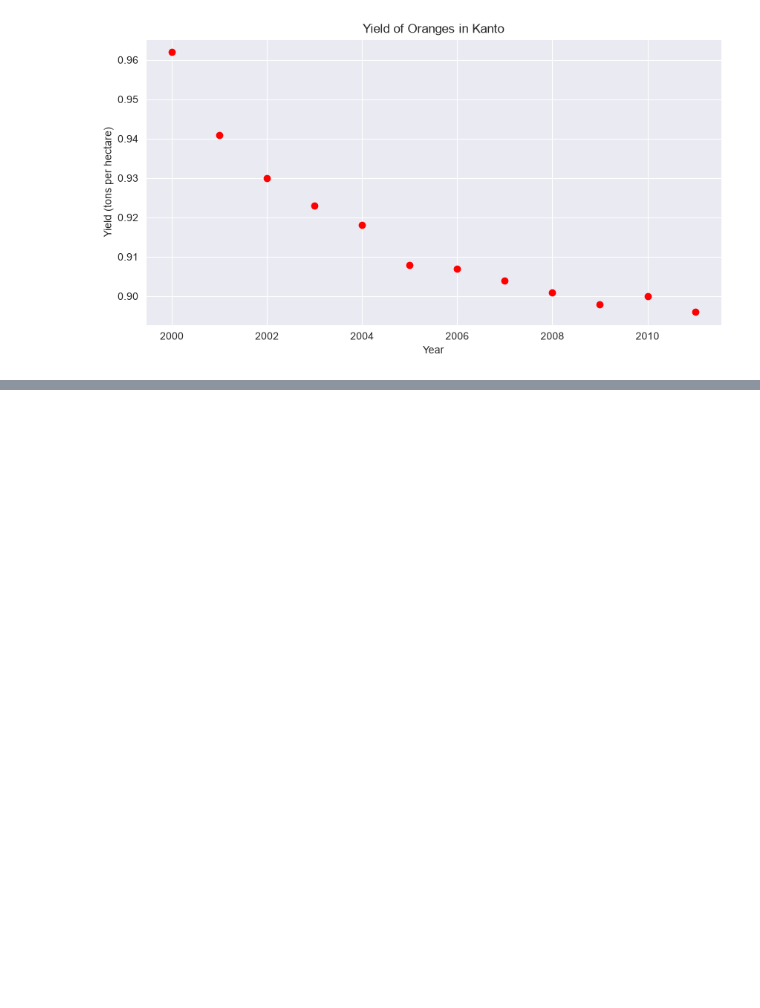
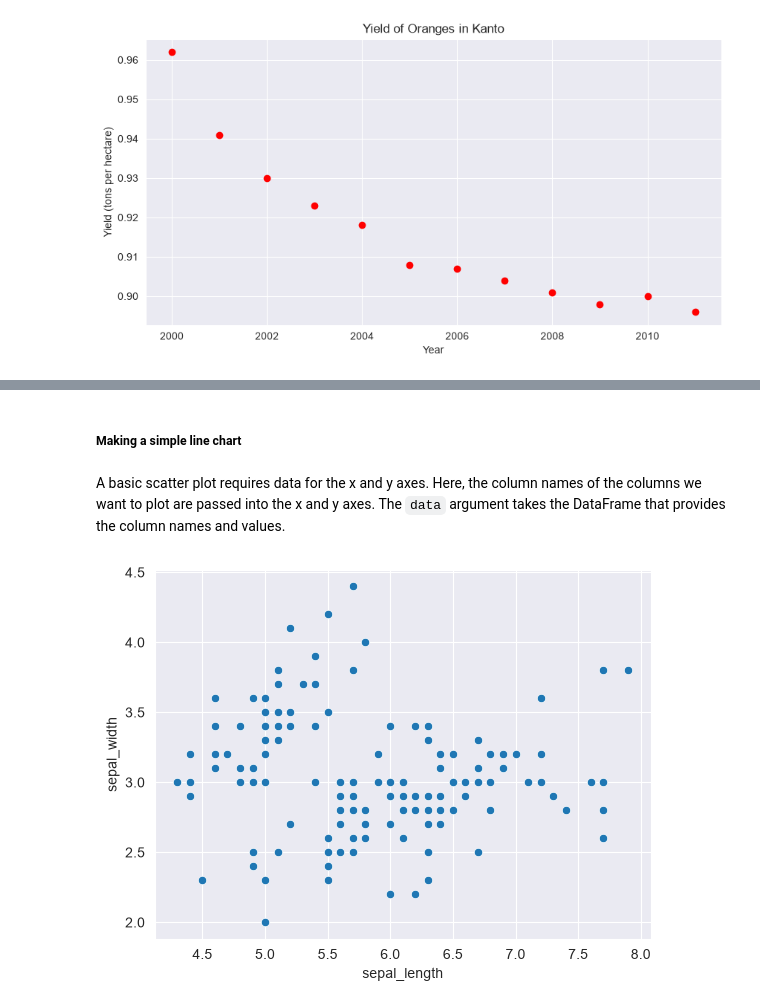
Before and after one commit to kelpppp/data-viz-notes, a Jupyter notebook: 02-data-visualization-notes.ipynb, the cells around one changed output, grey strips where cells are left out. Saved outputs shown, nothing was run; the diff lists cells and outputs as text; code cells hidden in the pictures; blank space fills up the shorter version.

```diff
--- a/02-data-visualization-notes.ipynb
+++ b/02-data-visualization-notes.ipynb
@@ -255,0 +318,15 @@ plt.ylabel('Yield (tons per hectare)');
+# %% [markdown]
+##### Making a simple line chart
+# %% [markdown]
+A basic scatter plot requires data for the x and y axes. Here, the column names of the columns we want to plot are passed into the x and y axes. The `data` argument takes the DataFrame that provides the column names and values.
+# %%
+sns.scatterplot(
+    # pass 'sepal_length' column values into x-axis
+    x='sepal_length',
+    # pass 'sepal_width' column values into y-axis
+    y='sepal_width',
+    # pass 'flowers_df' DataFrame for data
+    data=flowers_df
+);
+# %% [output]
+[figure, added]
```
Also changed, not shown: parts of 33 cells of this notebook.
